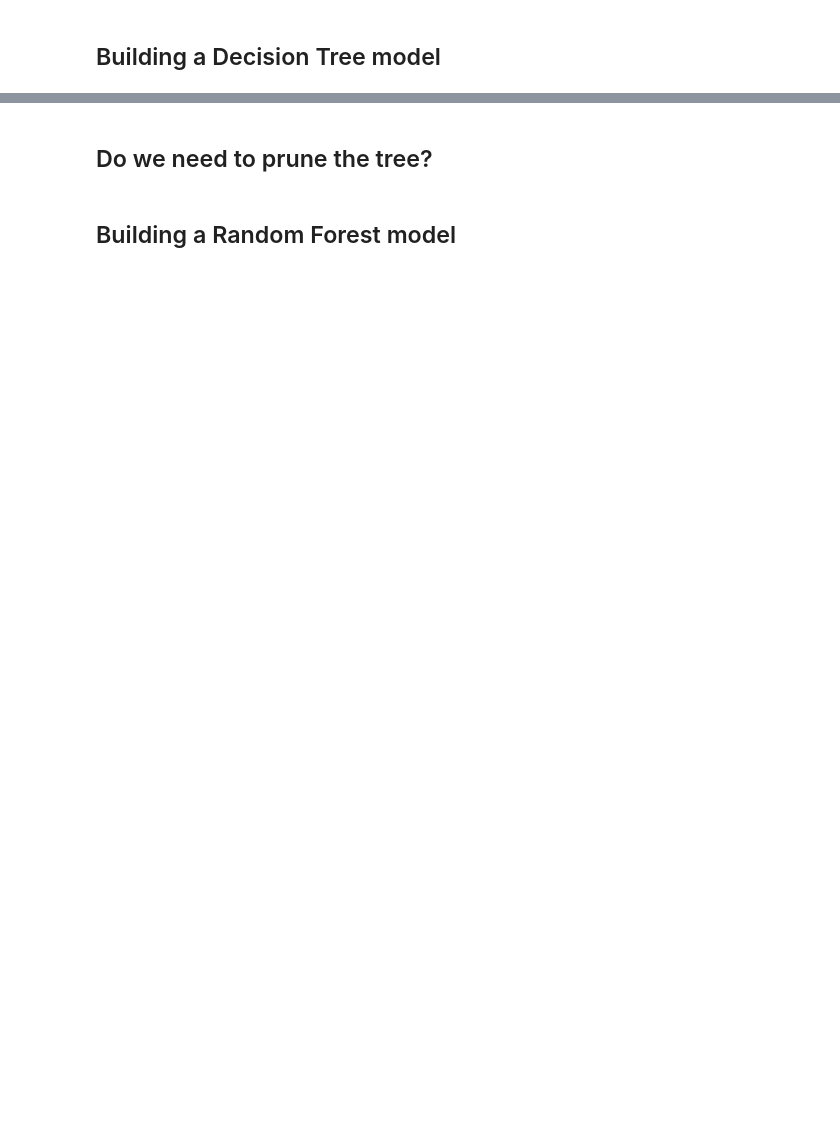
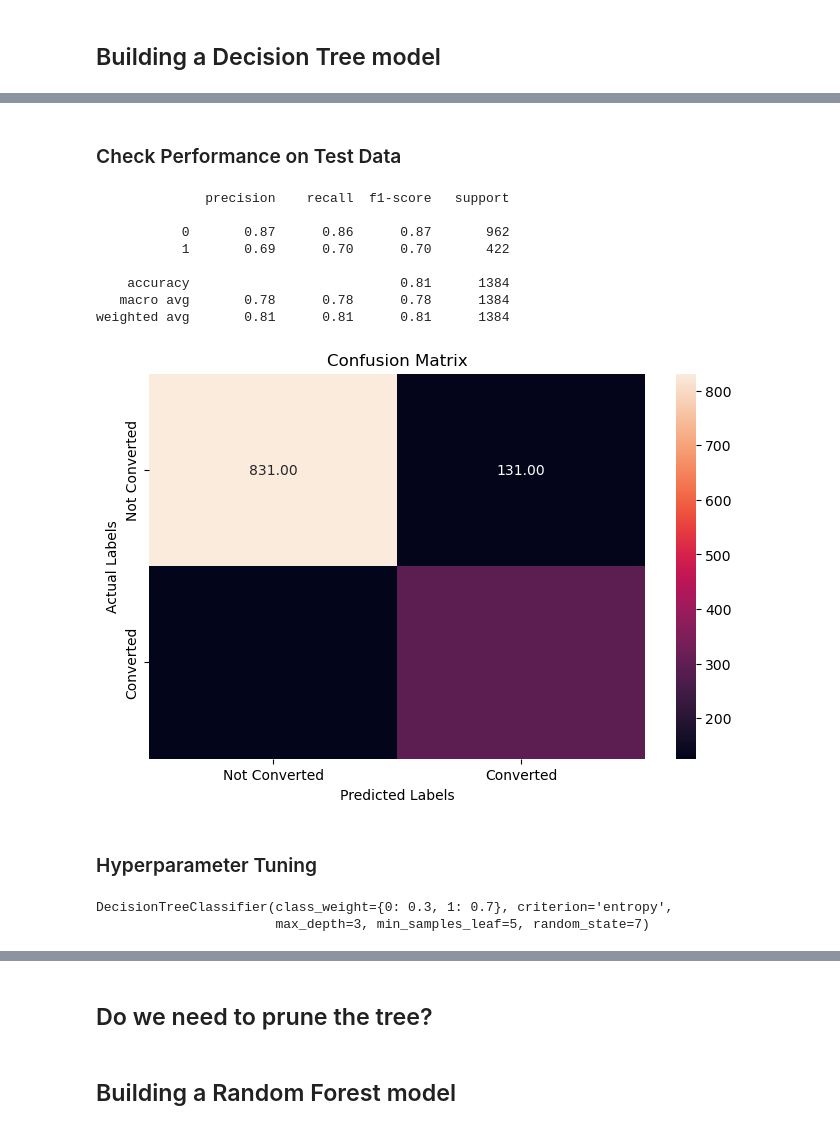
Before and after one commit to Aasavmp/ClassificationProject, a Jupyter notebook: Aasav_Patel_Fullcode.ipynb, the cells around one changed output, grey strips where cells are left out. Saved outputs shown, nothing was run; the diff lists cells and outputs as text; code cells hidden in the pictures; blank space fills up the shorter version.

```diff
--- a/Aasav_Patel_Fullcode.ipynb
+++ b/Aasav_Patel_Fullcode.ipynb
@@ -649,0 +696,47 @@ Name: proportion, dtype: float64
+# %% [markdown]
+### Check Performance on Test Data
+# %%
+# Making predictions on the testing data
+test_predictions = decision_tree_classifier.predict(X_test)
+
+# Evaluating the model performance on the testing data
+evaluate_model_metrics(y_test, test_predictions)
+# %% [output]
+              precision    recall  f1-score   support
+
+           0       0.87      0.86      0.87       962
+           1       0.69      0.70      0.70       422
+
+    accuracy                           0.81      1384
+   macro avg       0.78      0.78      0.78      1384
+weighted avg       0.81      0.81      0.81      1384
+[figure, added]
+# %% [markdown]
+### Hyperparameter Tuning
+# %%
+# Hyperparameter tuning using GridSearchCV to find the optimal max_depth
+# Using class_weight to address class imbalance
+tuned_decision_tree_classifier = DecisionTreeClassifier(random_state=7, class_weight={0: 0.3, 1: 0.7})
+
+# Defining the grid of parameters to search
+param_grid_decision_tree = {
+    'max_depth': np.arange(2, 10),
+    'criterion': ['gini', 'entropy'],
+    'min_samples_leaf': [5, 10, 20, 25]
+}
+
+# Scoring based on recall for class 1
+recall_scorer = metrics.make_scorer(recall_score, pos_label=1)
+
+# Running the grid search
+grid_search_decision_tree = GridSearchCV(tuned_decision_tree_classifier, param_grid_decision_tree, scoring=recall_scorer, cv=5)
+grid_search_decision_tree.fit(X_train, y_train)
+
+# Setting the classifier to the best combination of parameters found
+best_decision_tree_classifier = grid_search_decision_tree.best_estimator_
+
+# Fitting the best algorithm to the training data
+best_decision_tree_classifier.fit(X_train, y_train)
+# %% [output]
+DecisionTreeClassifier(class_weight={0: 0.3, 1: 0.7}, criterion='entropy',
+                       max_depth=3, min_samples_leaf=5, random_state=7)
```
Also changed, not shown: parts of 17 cells of this notebook.
